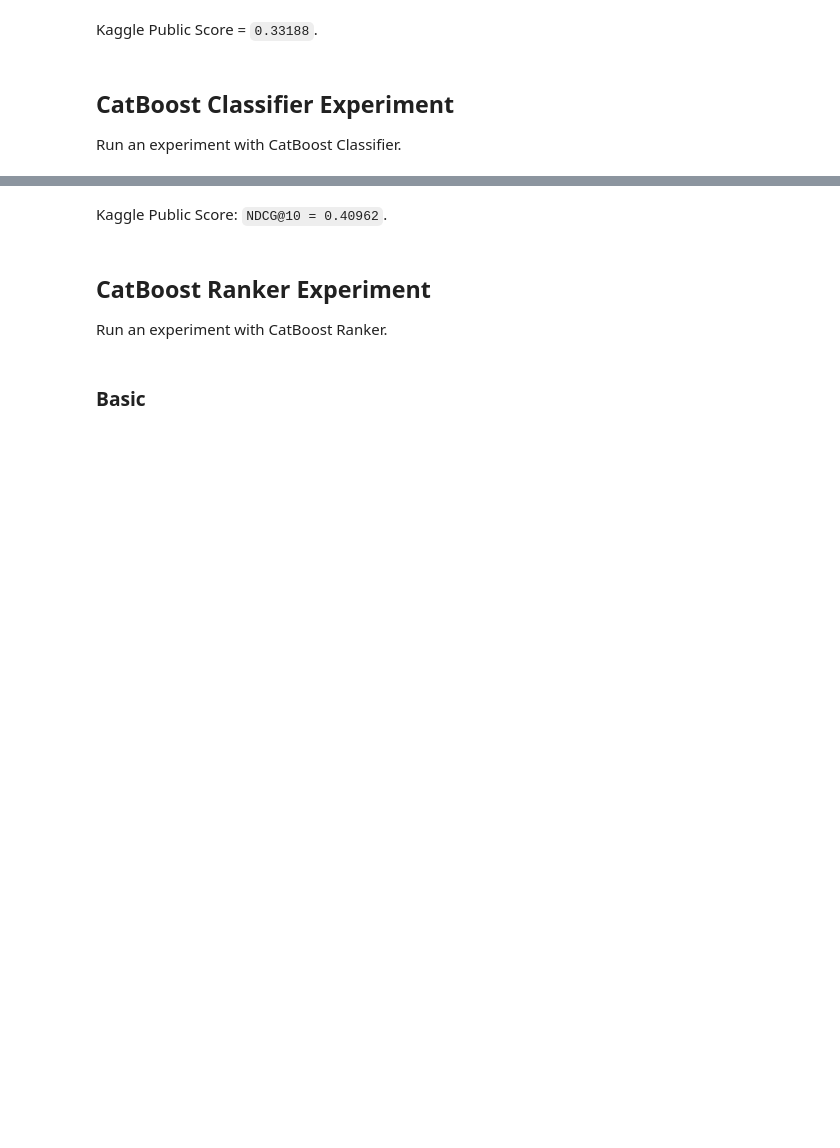
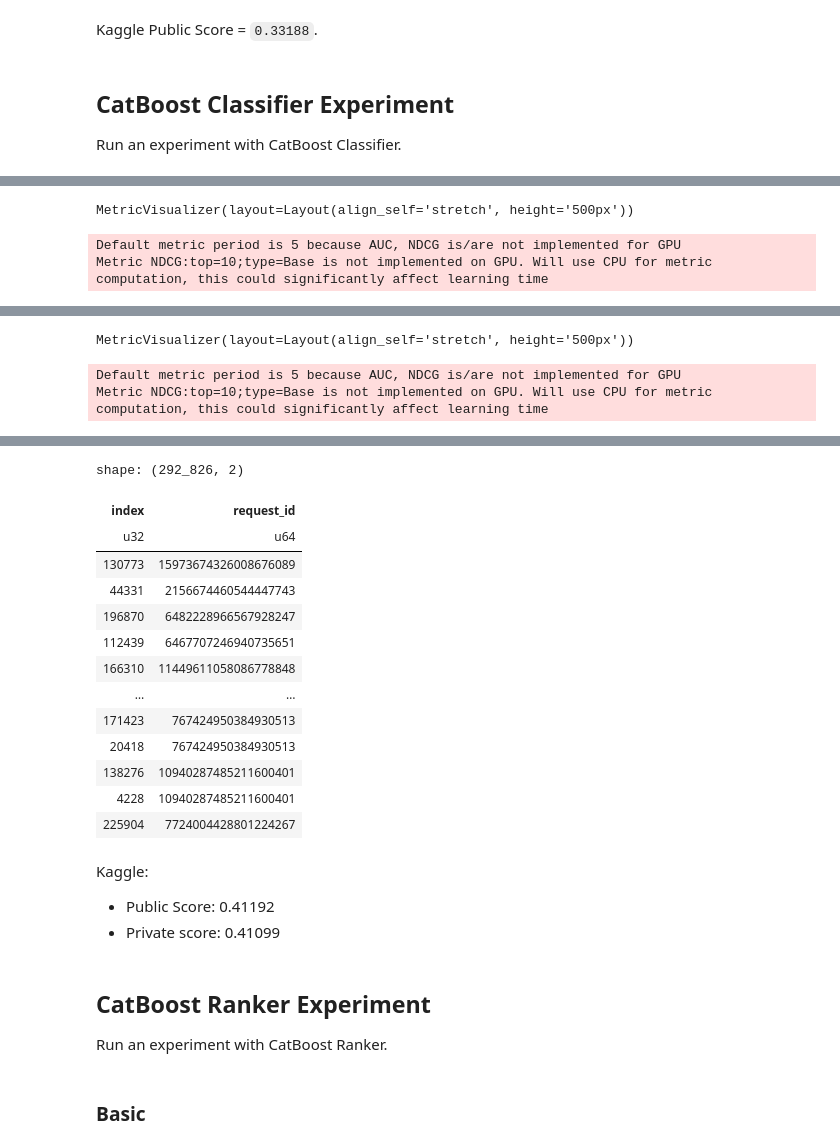
Before and after one commit to almayor/lavka-rs-contest, a Jupyter notebook: full_experiment.ipynb, the cells around one changed output, grey strips where cells are left out. Cells and saved outputs as stored; diff of their text form; code cells hidden in the pictures; blank space fills up the shorter version.

Commit message:
more experiments

```diff
--- a/full_experiment.ipynb
+++ b/full_experiment.ipynb
@@ -79,29 +79,39 @@ Kaggle Public Score = `0.33188`.
 Run an experiment with CatBoost Classifier.
 # %%
 config = (Config.load('default_config.yaml')
+    .set('target', 'CartUpdate_vs_View')
+    .set('target.cleaning.enabled', False)
+    .set('feature_selector.enabled', False)
+    # .set('feature_selector.correlation_threshold', 0.9)
     .set('model.type', 'catboost_classifier')
-    .set('target', 'CartUpdate_Purchase_vs_View')
+    .set("model.config.catboost_classifier.loss_function", "Logloss")
+    .set("model.config.catboost_classifier.eval_metric", "NDCG:top=10")
+    .set("model.config.catboost_classifier.early_stopping_rounds", 50)
+    .set("model.config.catboost_classifier.custom_metric", ["AUC"])
+    .set("model.config.catboost_classifier.iterations", 500)
+    .set("model.config.catboost_classifier.learning_rate", 0.1)
+    .set("model.config.catboost_classifier.depth", 6)
+    .set("model.config.catboost_classifier.l2_leaf_reg", 3.0)
     .set('feature_generators', [
+        "time_windows",
+        "random_noise",
         "source_type",
         "count_purchase_user_product",
         "count_purchase_user_store",
-        # "count_purchase_user_category",
-        "ctr_product",
-        "cart_to_purchase_rate",
-        "purchase_view_ratio",
+        "count_purchase_user_category",
         "recency_user_product",
-        "recency_user_category",
+        "recency_user_store",
         "user_stats",
         "product_stats",
         "store_stats",
         "city_stats",
         "product_temporal_patterns",
-        "recency_user_store",
-        "time_features_cycl",
-        "time_window_user_product",
-        "session_features",
+        "category_temporal_patterns",
+        "time_features_cycl_v2",
+        # "session_features_v2",
         "frequency_features",
         "product_popularity_trend",
+        "category_popularity_trend",
         "cross_features",
         "user_segments",
         "russian_holiday",
@@ -117,3 +127,15 @@ config = (Config.load('default_config.yaml')
         "text_diversity_features", # How different a product is from user's history
     ])
 )
+
+classifier_experiment = Experiment("catboost_classifier", config)
+classifier_experiment.setup()
+
+ranker_results = classifier_experiment.run()
+
+print(f"\nCatBoost Classifier Results:")
+for metric, value in ranker_results['metrics'].items():
+    print(f"  {metric}: {value:.6f}")
+
+classifier_experiment.create_submission()
+# %% [output]
@@ -119,0 +160,3 @@ config = (Config.load('default_config.yaml')
+MetricVisualizer(layout=Layout(align_self='stretch', height='500px'))
+Default metric period is 5 because AUC, NDCG is/are not implemented for GPU
+Metric NDCG:top=10;type=Base is not implemented on GPU. Will use CPU for metric computation, this could significantly affect learning time
@@ -119,0 +181,3 @@ config = (Config.load('default_config.yaml')
+MetricVisualizer(layout=Layout(align_self='stretch', height='500px'))
+Default metric period is 5 because AUC, NDCG is/are not implemented for GPU
+Metric NDCG:top=10;type=Base is not implemented on GPU. Will use CPU for metric computation, this could significantly affect learning time
@@ -119,0 +201,14 @@ config = (Config.load('default_config.yaml')
+shape: (292_826, 2)
+| index | request_id |
+| u32 | u64 |
+| 130773 | 15973674326008676089 |
+| 44331 | 2156674460544447743 |
+| 196870 | 6482228966567928247 |
+| 112439 | 6467707246940735651 |
+| 166310 | 11449611058086778848 |
+| … | … |
+| 171423 | 767424950384930513 |
+| 20418 | 767424950384930513 |
+| 138276 | 10940287485211600401 |
+| 4228 | 10940287485211600401 |
+| 225904 | 7724004428801224267 |
@@ -141,5 +215,7 @@ classifier_experiment.create_submission()
 # %% [markdown]
-Kaggle Public Score: `NDCG@10 = 0.40962`.
+Kaggle:
+* Public Score: 0.41192
+* Private score: 0.41099
 # %% [markdown]
 ## CatBoost Ranker Experiment
 
```
Also changed, not shown: parts of 26 cells of this notebook.
